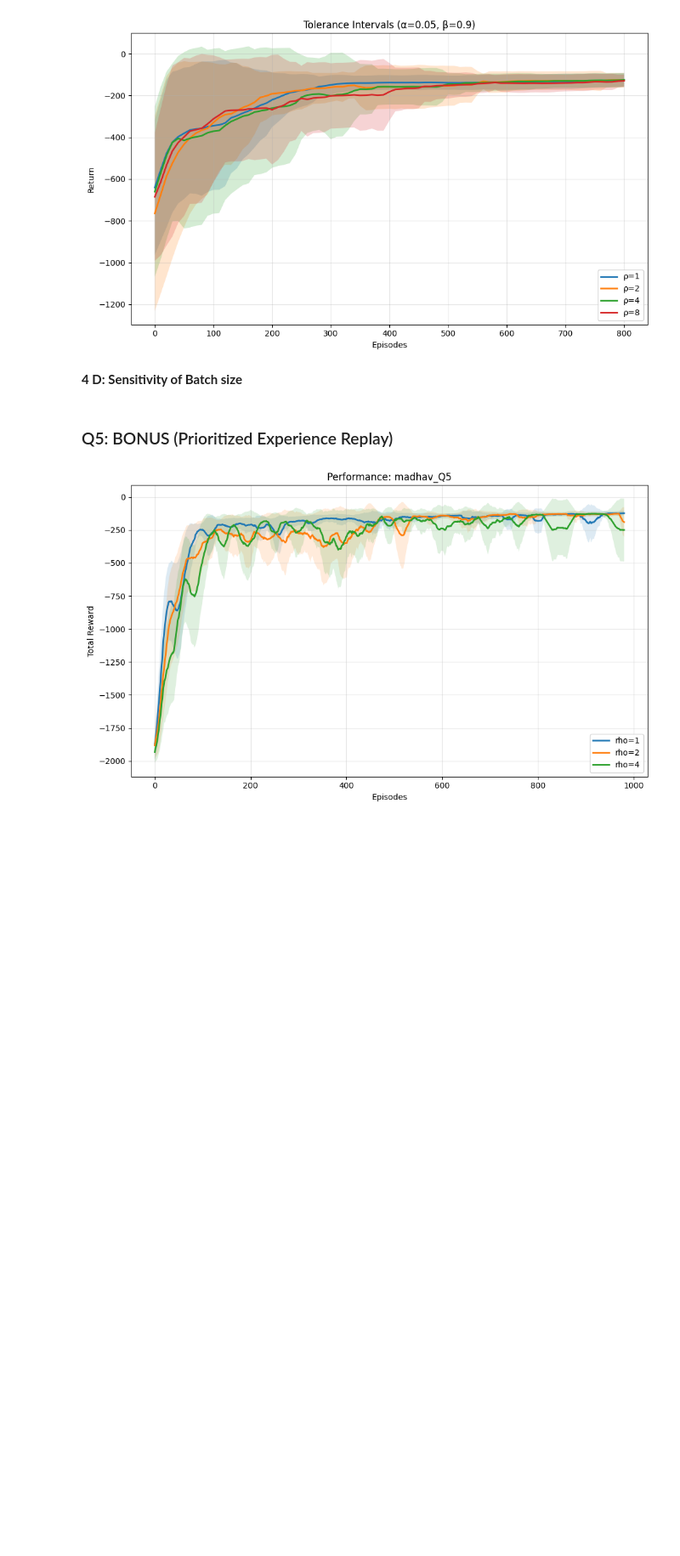
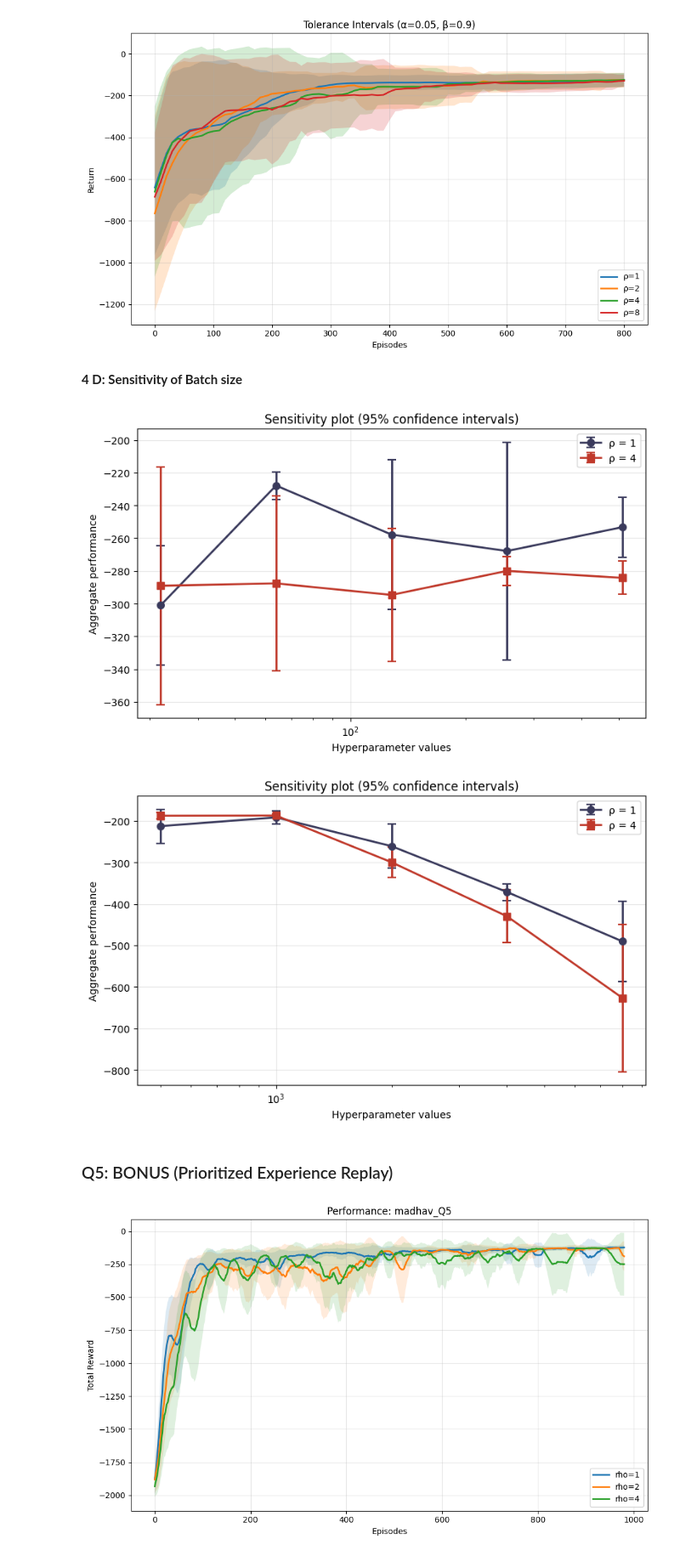
Before and after one commit to Maddy-1111/Reinforcement-Learning, a Jupyter notebook: Assignment 2/PA2.ipynb, the cells around one changed output. Shown at 85% size. Saved outputs shown, nothing was run; the diff lists cells and outputs as text; code cells hidden in the pictures; blank space fills up the shorter version.

```diff
--- a/Assignment 2/PA2.ipynb
+++ b/Assignment 2/PA2.ipynb
@@ -583,6 +583,71 @@ for rho in [1, 4]:
 
 for rho in [1, 4]:
     plot_auc_bars(data, label="kevin_Q4dii", param_key="target_update", filters={"rho": rho})
+# %%
+def plot_sensitivity_line(data, label, param_key, rhos, filters=None):
+    plt.figure(figsize=(8, 5))
+
+    markers = {1: "o", 4: "s"}
+    colors  = {1: "#3a3a5c", 4: "#c0392b"}
+
+    for rho in rhos:
+        groups = {}
+
+        for record in data:
+            if record.get('label') != label:
+                continue
+
+            hp = record.get('hyperparams', {})
+            if hp.get('rho') != rho:
+                continue
+
+            if filters:
+                match = all(hp.get(k) == v for k, v in filters.items())
+                if not match:
+                    continue
+
+            group_id = hp.get(param_key)
+            if group_id is None:
+                continue
+
+            groups.setdefault(group_id, []).append(np.mean(record['rewards']))
+
+        if not groups:
+            continue
+
+        sorted_keys = sorted(groups.keys())
+        means = [np.mean(groups[k])                                          for k in sorted_keys]
+        errs  = [1.96 * np.std(groups[k], ddof=1) / np.sqrt(len(groups[k])) for k in sorted_keys]
+
+        plt.errorbar(
+            sorted_keys, means, yerr=errs,
+            label=f"ρ = {rho}",
+            color=colors.get(rho),
+            marker=markers.get(rho),
+            markersize=7,
+            linewidth=2,
+            capsize=4,
+            capthick=1.5,
+        )
+
+    plt.xscale("log")
+    plt.xlabel("Hyperparameter values")
+    plt.ylabel("Aggregate performance")
+    plt.title(f"Sensitivity plot (95% confidence intervals)")
+    plt.legend()
+    plt.grid(alpha=0.3)
+    plt.tight_layout()
+    plt.show()
+
+
+# ── Part (d-i): Batch Size ─────────────────────────────────────────────────
+plot_sensitivity_line(data, label="kevin_Q4_di",  param_key="batch_size",   rhos=[1, 4])
+
+# ── Part (d-ii): Target Update ─────────────────────────────────────────────
+plot_sensitivity_line(data, label="kevin_Q4_dii", param_key="target_update", rhos=[1, 4])
+# %% [output]
+[figure, added]
+[figure, added]
 # %% [markdown]
 ### Q5: BONUS (Prioritized Experience Replay)
 # %%
```
Also changed, not shown: 3 other files.
